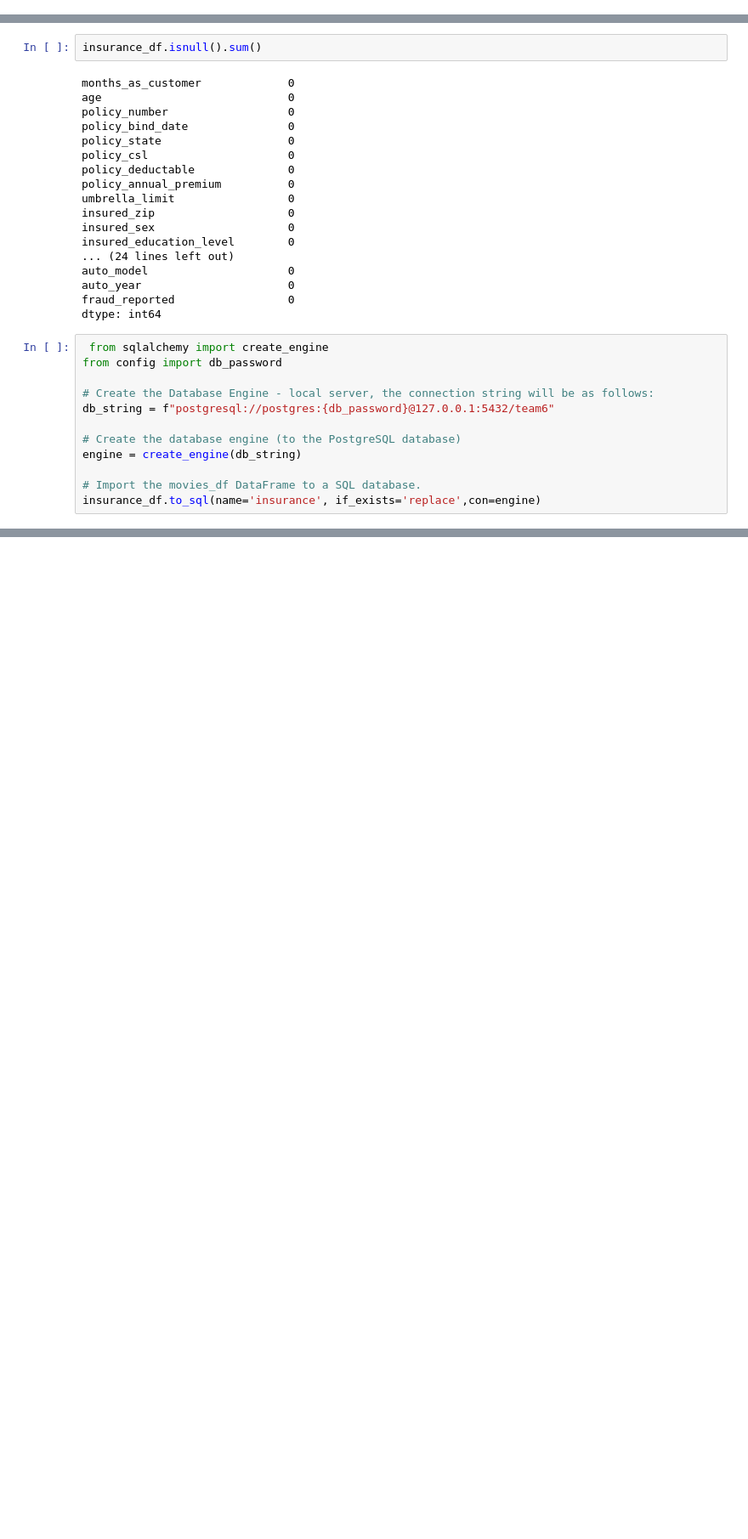
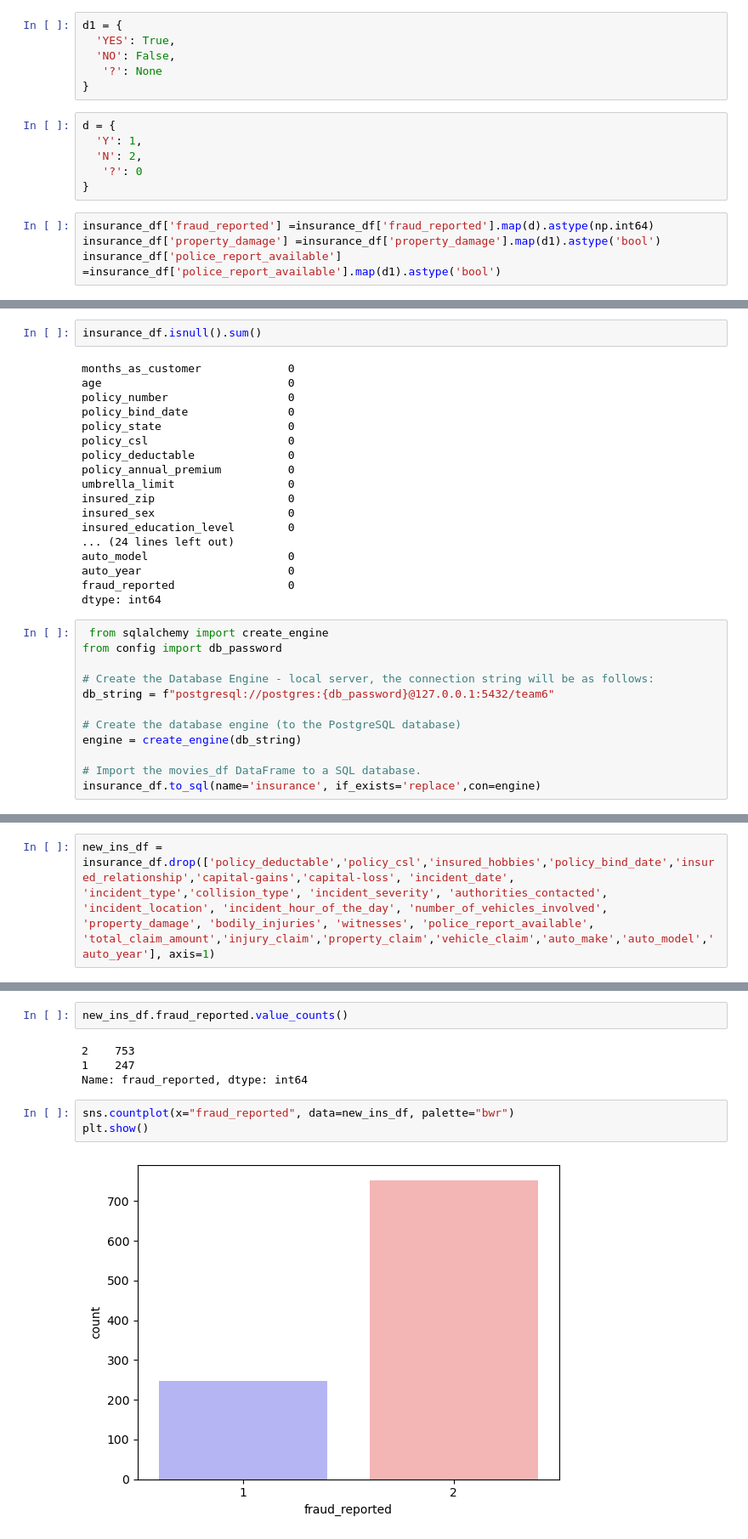
Before and after one commit to GerlechJen/Predicting-Auto-Insurance-Fraud-Claims, a Jupyter notebook: database1.ipynb, the cells around one changed output, grey strips where cells are left out. Shown at 85% size. Drawn from its saved outputs; the diff is of its cells as text; blank space fills up the shorter version.

```diff
--- a/database1.ipynb
+++ b/database1.ipynb
@@ -20,0 +46,16 @@ insurance_df
+# %%
+d1 = {
+  'YES': True,
+  'NO': False,
+   '?': None
+}
+# %%
+d = {
+  'Y': 1,
+  'N': 2,
+   '?': 0
+}
+# %%
+insurance_df['fraud_reported'] =insurance_df['fraud_reported'].map(d).astype(np.int64)
+insurance_df['property_damage'] =insurance_df['property_damage'].map(d1).astype('bool')
+insurance_df['police_report_available'] =insurance_df['police_report_available'].map(d1).astype('bool')
@@ -52,0 +172,2 @@ insurance_df.to_sql(name='insurance', if_exists='replace',con=engine)
+# %%
+new_ins_df = insurance_df.drop(['policy_deductable','policy_csl','insured_hobbies','policy_bind_date','insured_relationship','capital-gains','capital-loss', 'incident_date', 'incident_type','collision_type', 'incident_severity', 'authorities_contacted', 'incident_location', 'incident_hour_of_the_day', 'number_of_vehicles_involved', 'property_damage', 'bodily_injuries', 'witnesses', 'police_report_available', 'total_claim_amount','injury_claim','property_claim','vehicle_claim','auto_make','auto_model','auto_year'], axis=1)
@@ -52,0 +218,11 @@ insurance_df.to_sql(name='insurance', if_exists='replace',con=engine)
+# %%
+new_ins_df.fraud_reported.value_counts()
+# %% [output]
+2    753
+1    247
+Name: fraud_reported, dtype: int64
+# %%
+sns.countplot(x="fraud_reported", data=new_ins_df, palette="bwr")
+plt.show()
+# %% [output]
+[figure, added]
```
Also changed, not shown: parts of 33 cells of this notebook, 2 other files.
